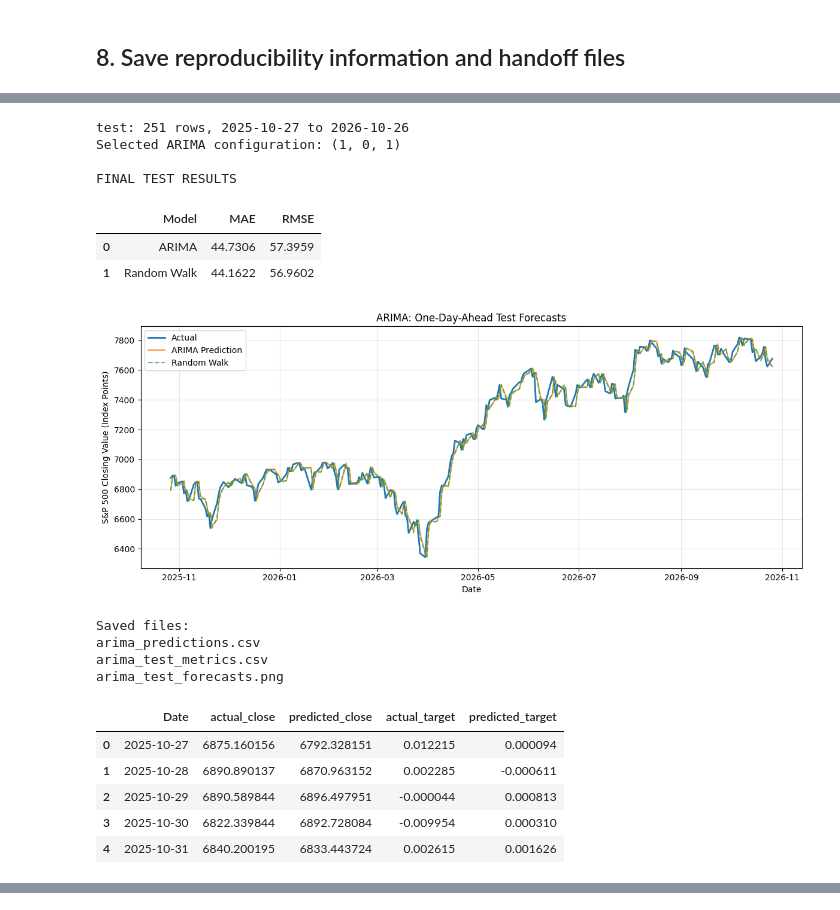
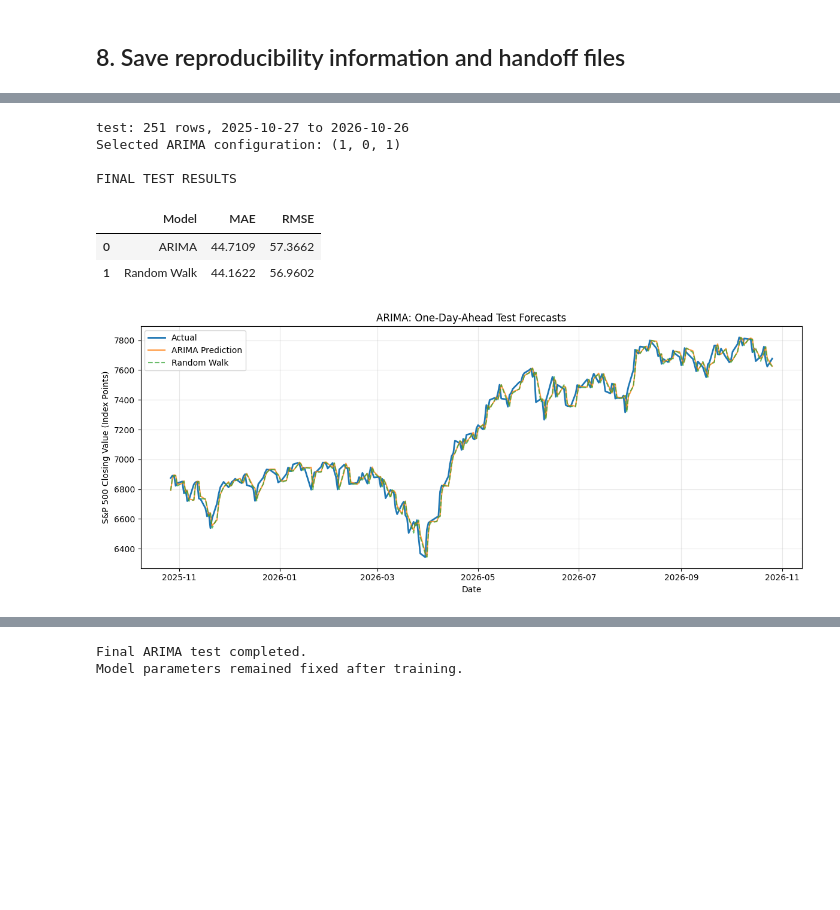
Before and after one commit to Makkaii7/sp500-forecasting, a Jupyter notebook: models/arima.ipynb, the cells around one changed output, grey strips where cells are left out. Drawn from its saved outputs; the diff is of its cells as text; code cells hidden in the pictures; blank space fills up the shorter version.

Commit message:
ARIMA — S&P 500 one-day-ahead forecasting

```diff
--- a/models/arima.ipynb
+++ b/models/arima.ipynb
@@ -314,41 +314,48 @@ Saved: /content/arima_validation_outputs.zip
 # %%
 
 # ============================================================
-# FINAL ARIMA TESTING — FROZEN CONFIGURATION
+# FINAL ARIMA TESTING — FIXED TRAINING PARAMETERS
 # ============================================================
 
-# 1. Load the group's test dataset
+# 1. Load the existing test split
 test_df = csv_split("test")
 
-assert val_df.index.max() < test_df.index.min(), \
-    "Test dates must follow validation dates."
+assert train_df.index.max() < val_df.index.min()
+assert val_df.index.max() < test_df.index.min()
 
-# 2. Use the configuration selected during validation
+# 2. Use the best configuration selected during validation
 print("Selected ARIMA configuration:", BEST_ORDER)
 
-# Refit on training + validation data
-# The model order remains unchanged
-train_val_df = pd.concat([train_df, val_df])
-
+# Fit the selected model on TRAINING DATA ONLY
+# (No training + validation refit)
 final_fit = ARIMA(
-    train_val_df["log_return"].to_numpy(dtype=float),
+    train_df["log_return"].to_numpy(dtype=float),
     order=BEST_ORDER,
     trend="c",
     enforce_stationarity=True,
     enforce_invertibility=True
 ).fit(method_kwargs={"maxiter": MAX_ITERATIONS})
 
-assert final_fit.mle_retvals.get("converged", False), \
-    "Final ARIMA model did not converge."
+assert final_fit.mle_retvals.get("converged", False), (
+    "Selected ARIMA model did not converge."
+)
 
-# 3. Rolling one-day-ahead test forecasting
+# 3. Update the model state with observed validation returns
+# IMPORTANT: refit=False keeps the trained coefficients fixed
+final_fit = final_fit.append(
+    val_df["log_return"].to_numpy(dtype=float),
+    refit=False
+)
+
+# 4. Generate rolling one-day-ahead TEST predictions
+# The state is updated after each observed test return
 test_forecasts = rolling_forecast(
     final_fit,
     test_df,
-    previous_close=train_val_df["Close"].iloc[-1]
+    previous_close=val_df["Close"].iloc[-1]
 )
 
-# 4. Calculate test evaluation metrics
+# 5. Calculate test metrics
 arima_mae, arima_rmse = mae_rmse(
     test_forecasts["Actual"],
     test_forecasts["Predicted"]
@@ -368,7 +375,7 @@ results = pd.DataFrame({
 print("\nFINAL TEST RESULTS")
 display(results.round(4))
 
-# 5. Create CSV matching the LSTM column names
+# 6. Create predictions CSV with the same columns as LSTM
 arima_predictions = pd.DataFrame({
     "Date": test_forecasts.index.strftime("%Y-%m-%d"),
     "actual_close": test_forecasts["Actual"].to_numpy(),
@@ -390,12 +397,18 @@ assert arima_predictions.columns.tolist() == expected_columns
 assert len(arima_predictions) == len(test_df)
 assert arima_predictions.notna().all().all()
 
+# 7. Save output files
 arima_predictions.to_csv(
     "arima_predictions.csv",
     index=False
 )
 
-# 6. Plot actual vs predicted closing values
+results.to_csv(
+    "arima_test_metrics.csv",
+    index=False
+)
+
+# 8. Plot final test predictions
 plt.figure(figsize=(12, 5))
 
 plt.plot(
@@ -413,60 +426,46 @@ plt.plot(
 )
 
 plt.plot(
     test_forecasts.index,
     test_forecasts["Baseline"],
     label="Random Walk",
     linestyle="--",
     alpha=0.7
 )
 
 plt.title("ARIMA: One-Day-Ahead Test Forecasts")
 plt.xlabel("Date")
 plt.ylabel("S&P 500 Closing Value (Index Points)")
 plt.legend()
 plt.grid(alpha=0.3)
 plt.tight_layout()
+
 plt.savefig("arima_test_forecasts.png", dpi=160)
 plt.show()
 
-# 7. Save results
-results.to_csv("arima_test_metrics.csv", index=False)
-
-print("\nSaved files:")
-print("arima_predictions.csv")
-print("arima_test_metrics.csv")
-print("arima_test_forecasts.png")
-
-display(arima_predictions.head())
-
-# 8. Download the files
+# 9. Download outputs
 from google.colab import files
 
 files.download("arima_predictions.csv")
 files.download("arima_test_metrics.csv")
 files.download("arima_test_forecasts.png")
+
+print("\nFinal ARIMA test completed.")
+print("Model parameters remained fixed after training.")
 # %% [output]
 test: 251 rows, 2025-10-27 to 2026-10-26
 Selected ARIMA configuration: (1, 0, 1)
 
 FINAL TEST RESULTS
 |  | Model | MAE | RMSE |
-| 0 | ARIMA | 44.7306 | 57.3959 |
+| 0 | ARIMA | 44.7109 | 57.3662 |
 | 1 | Random Walk | 44.1622 | 56.9602 |
 [figure]
-Saved files:
-arima_predictions.csv
-arima_test_metrics.csv
-arima_test_forecasts.png
-|  | Date | actual_close | predicted_close | actual_target | predicted_target |
-| 0 | 2025-10-27 | 6875.160156 | 6792.328151 | 0.012215 | 0.000094 |
-| 1 | 2025-10-28 | 6890.890137 | 6870.963152 | 0.002285 | -0.000611 |
-| 2 | 2025-10-29 | 6890.589844 | 6896.497951 | -0.000044 | 0.000813 |
-| 3 | 2025-10-30 | 6822.339844 | 6892.728084 | -0.009954 | 0.000310 |
-| 4 | 2025-10-31 | 6840.200195 | 6833.443724 | 0.002615 | 0.001626 |
 [interactive output not drawn]
 [interactive output not drawn]
 [interactive output not drawn]
 [interactive output not drawn]
 [interactive output not drawn]
 [interactive output not drawn]
+Final ARIMA test completed.
+Model parameters remained fixed after training.
```
Also changed, not shown: parts of 2 cells of this notebook.
